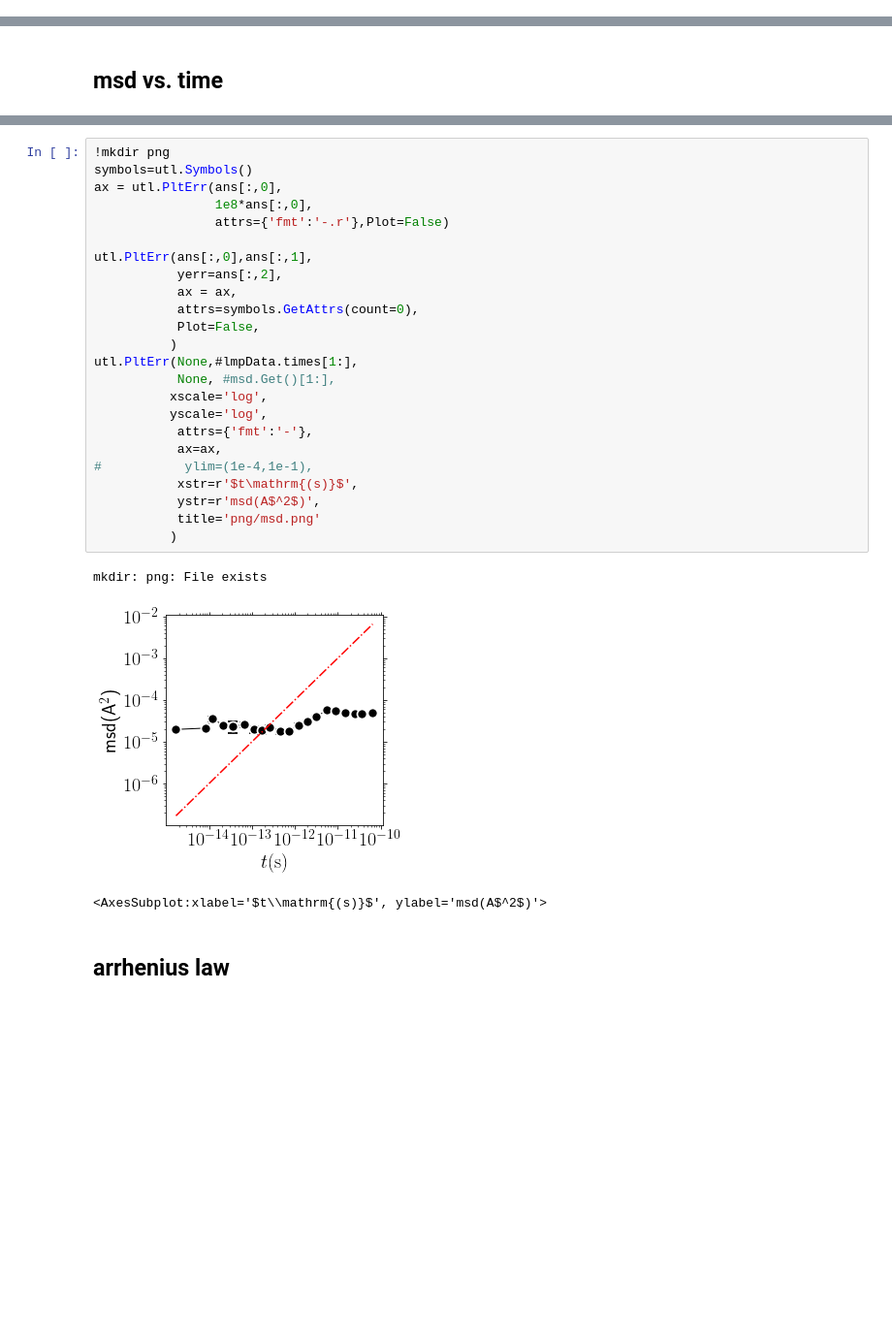
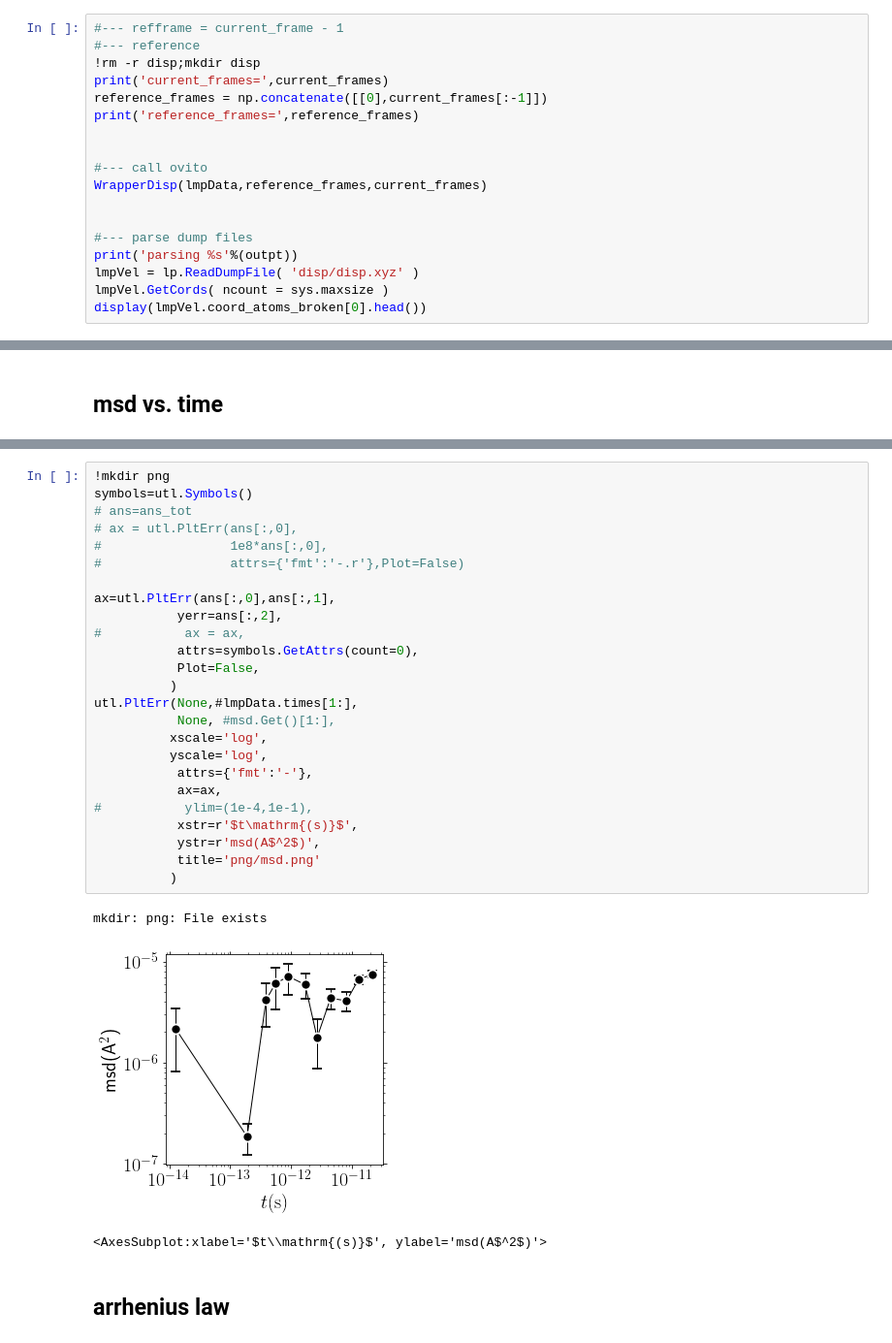
Before and after one commit to kkarimi62/vacancyDiffusion, a Jupyter notebook: postproc/postproc.ipynb, the cells around one changed output, grey strips where cells are left out. Shown: that part at 97% size. Cells and saved outputs as stored; diff of their text form; blank space fills up the shorter version.

```diff
--- a/postproc/postproc.ipynb
+++ b/postproc/postproc.ipynb
@@ -270,0 +294,18 @@ display(lmpDisp.coord_atoms_broken[0].head())
+# %%
+#--- refframe = current_frame - 1
+#--- reference
+!rm -r disp;mkdir disp
+print('current_frames=',current_frames)
+reference_frames = np.concatenate([[0],current_frames[:-1]])
+print('reference_frames=',reference_frames)
+
+
+#--- call ovito
+WrapperDisp(lmpData,reference_frames,current_frames)
+
+
+#--- parse dump files
+print('parsing %s'%(outpt))
+lmpVel = lp.ReadDumpFile( 'disp/disp.xyz' )
+lmpVel.GetCords( ncount = sys.maxsize )
+display(lmpVel.coord_atoms_broken[0].head())
@@ -362,30 +480,31 @@ mkdir: msd: File exists
 # %%
 !mkdir png
 symbols=utl.Symbols()
-ax = utl.PltErr(ans[:,0],
-                1e8*ans[:,0],
-                attrs={'fmt':'-.r'},Plot=False)
+# ans=ans_tot
+# ax = utl.PltErr(ans[:,0],
+#                 1e8*ans[:,0],
+#                 attrs={'fmt':'-.r'},Plot=False)
 
-utl.PltErr(ans[:,0],ans[:,1],
+ax=utl.PltErr(ans[:,0],ans[:,1],
            yerr=ans[:,2],
-           ax = ax,
+#           ax = ax,
            attrs=symbols.GetAttrs(count=0),
            Plot=False,
           )
 utl.PltErr(None,#lmpData.times[1:],
            None, #msd.Get()[1:],
           xscale='log',
           yscale='log',
            attrs={'fmt':'-'},
            ax=ax,
 #           ylim=(1e-4,1e-1),
            xstr=r'$t\mathrm{(s)}$',
            ystr=r'msd(A$^2$)',
            title='png/msd.png'
           )
 # %% [output]
 mkdir: png: File exists
-[figure, old version]
+[figure, new version]
 <AxesSubplot:xlabel='$t\\mathrm{(s)}$', ylabel='msd(A$^2$)'>
 # %% [markdown]
 ## arrhenius law
```
Also changed, not shown: parts of 7 cells of this notebook, 2 other files.
